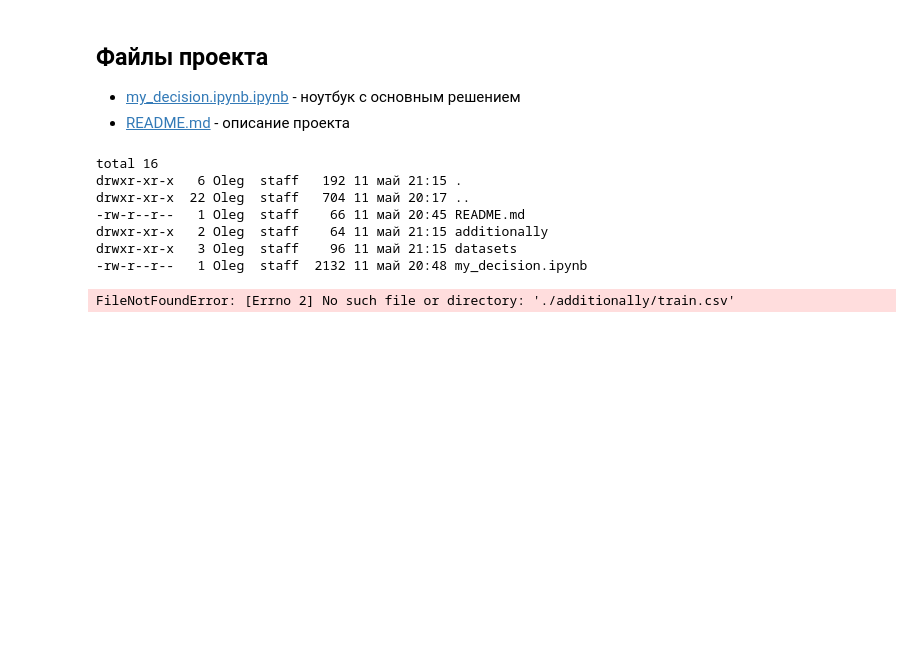
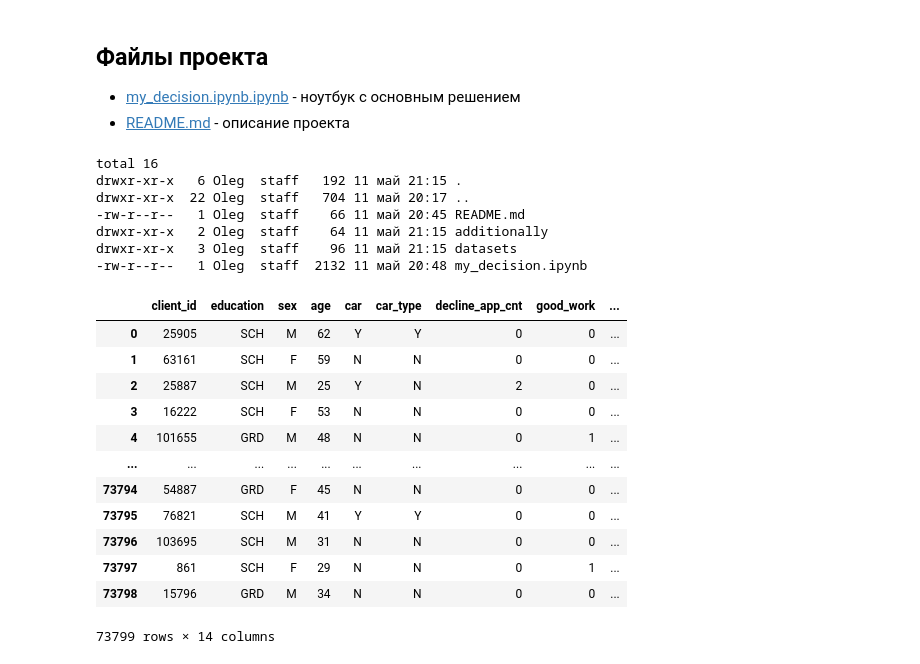
Before and after one commit to bi01/skillfactory_ds, a Jupyter notebook: module_4/my_decision.ipynb, the cells around one changed output. Drawn from its saved outputs; the diff is of its cells as text; code cells hidden in the pictures; blank space fills up the shorter version.

```diff
--- a/module_4/my_decision.ipynb
+++ b/module_4/my_decision.ipynb
@@ -18,8 +18,20 @@ drwxr-xr-x   2 Oleg  staff    64 11 май 21:15 additionally
 drwxr-xr-x   3 Oleg  staff    96 11 май 21:15 datasets
 -rw-r--r--   1 Oleg  staff  2132 11 май 20:48 my_decision.ipynb
 # %%
-df = pd.read_csv('./additionally/train.csv')
-df.info()
+df = pd.read_csv('./datasets/train.csv')
+df
 # %% [output]
+|  | client_id | education | sex | age | car | car_type | decline_app_cnt | good_work | ... |
+| 0 | 25905 | SCH | M | 62 | Y | Y | 0 | 0 | ... |
+| 1 | 63161 | SCH | F | 59 | N | N | 0 | 0 | ... |
+| 2 | 25887 | SCH | M | 25 | Y | N | 2 | 0 | ... |
+| 3 | 16222 | SCH | F | 53 | N | N | 0 | 0 | ... |
+| 4 | 101655 | GRD | M | 48 | N | N | 0 | 1 | ... |
+| ... | ... | ... | ... | ... | ... | ... | ... | ... | ... |
+| 73794 | 54887 | GRD | F | 45 | N | N | 0 | 0 | ... |
+| 73795 | 76821 | SCH | M | 41 | Y | Y | 0 | 0 | ... |
+| 73796 | 103695 | SCH | M | 31 | N | N | 0 | 0 | ... |
+| 73797 | 861 | SCH | F | 29 | N | N | 0 | 1 | ... |
+| 73798 | 15796 | GRD | M | 34 | N | N | 0 | 0 | ... |
-FileNotFoundError: [Errno 2] No such file or directory: './additionally/train.csv'
+73799 rows × 14 columns
 # %%
```
Also changed, not shown: parts of 12 cells of this notebook.
